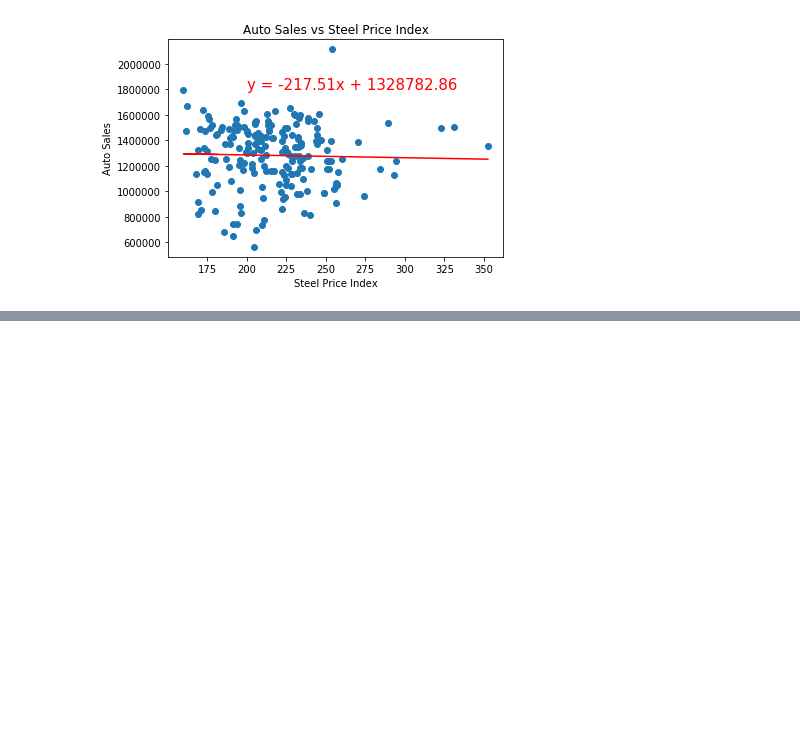
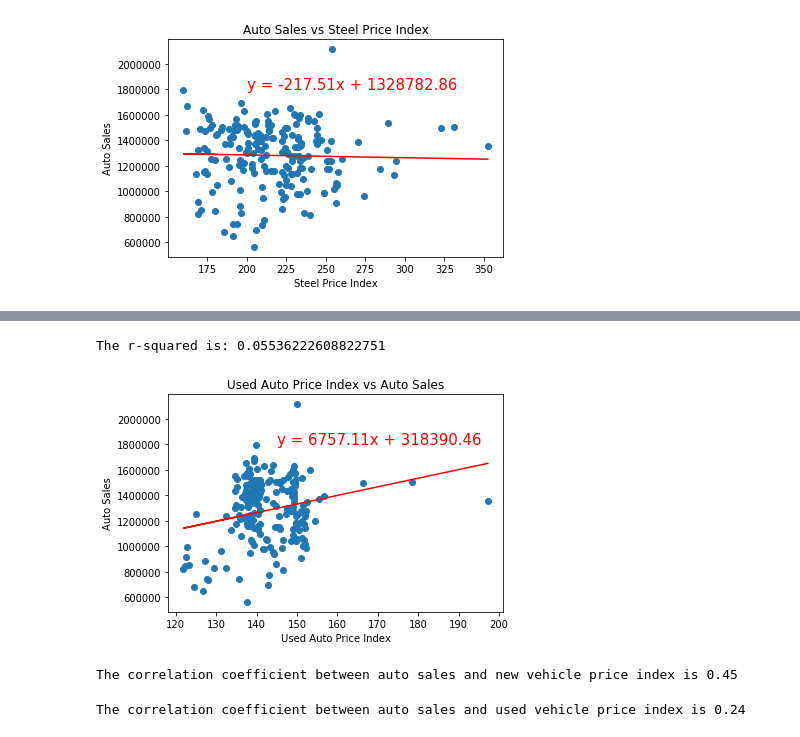
Before and after one commit to michelleherman13/auto-sales, a Jupyter notebook: data/Scatter_plots.ipynb, the cells around one changed output, grey strips where cells are left out. Cells and saved outputs as stored; diff of their text form; code cells hidden in the pictures; blank space fills up the shorter version.

```diff
--- a/data/Scatter_plots.ipynb
+++ b/data/Scatter_plots.ipynb
@@ -153,0 +180,32 @@ The r-squared is: 0.0007519121051566271
+# %%
+#line equation
+x_values = scatter_data["Used_Auto_Price_Index"]
+y_values = scatter_data["Sales"]
+(slope, intercept, rvalue, pvalue, stderr) = linregress(x_values, y_values)
+regress_values = x_values * slope + intercept
+line_eq = "y = " + str(round(slope,2)) + "x + " + str(round(intercept,2))
+#print(line_eq)
+plt.scatter(x_values,y_values)
+plt.plot(x_values,regress_values,"r-")
+plt.annotate(line_eq,(145,1800000),fontsize=15,color="red")
+plt.xlabel('Used Auto Price Index')
+plt.ylabel('Auto Sales')
+plt.title("Used Auto Price Index vs Auto Sales")
+print(f"The r-squared is: {rvalue**2}")
+
+#Saves to file
+plt.savefig("Images/LinRegression Used Auto Price v Auto Sales Prod.png")
+plt.show()
+# %% [output]
+The r-squared is: 0.05536222608822751
+[figure, added]
+# %%
+print(f"The correlation coefficient between auto sales and new vehicle price index is \
+{round(st.pearsonr(mean_new,mean_sales)[0],2)}")
+# %% [output]
+The correlation coefficient between auto sales and new vehicle price index is 0.45
+# %%
+print(f"The correlation coefficient between auto sales and used vehicle price index is \
+{round(st.pearsonr(mean_used,mean_sales)[0],2)}")
+# %% [output]
+The correlation coefficient between auto sales and used vehicle price index is 0.24
```
Also changed, not shown: parts of 2 cells of this notebook, 3 other files.
